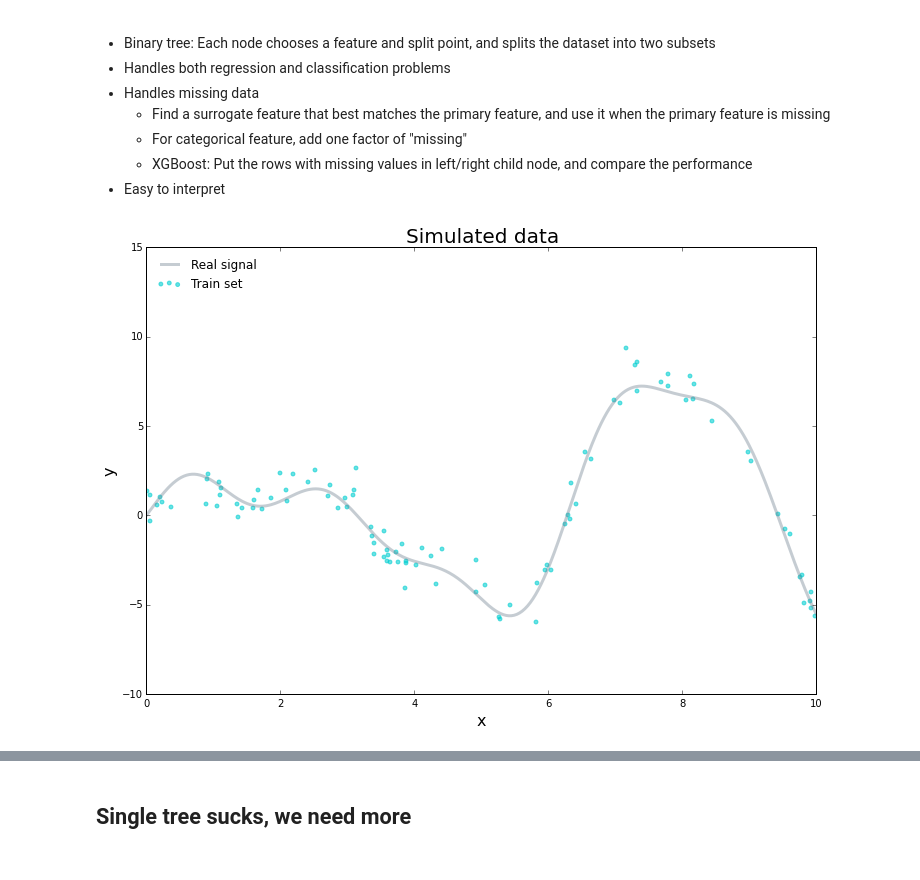
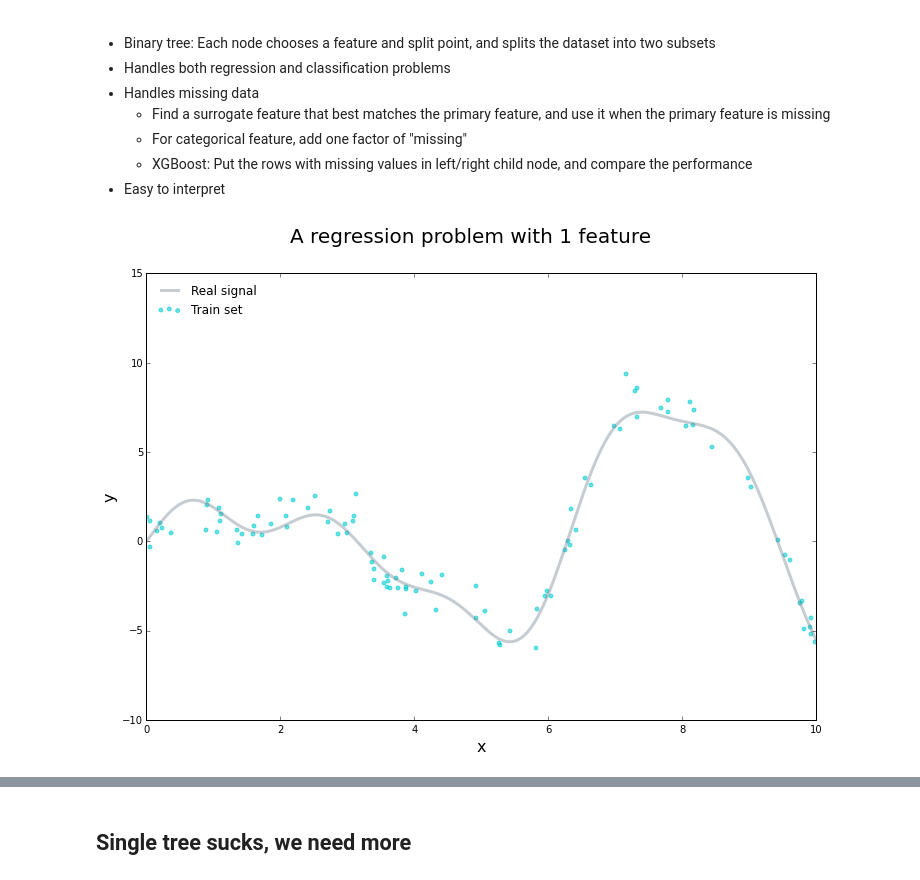
Before and after one commit to zengxiaohanzxh/ipython-tutorials, a Jupyter notebook: decision-tree-ensemble/Trees and Ensembles.ipynb, the cells around one changed output, grey strips where cells are left out. Drawn from its saved outputs; the diff is of its cells as text; code cells hidden in the pictures.

```diff
--- a/decision-tree-ensemble/Trees and Ensembles.ipynb
+++ b/decision-tree-ensemble/Trees and Ensembles.ipynb
@@ -50,36 +50,36 @@ def gen_data(n_samples=200):
     np.random.seed(100)
     x = np.random.uniform(0, 10, size=n_samples)
     x.sort()
     y = ground_truth(x) + 0.75 * np.random.normal(size=n_samples)
     train_mask = np.random.randint(0, 2, size=n_samples).astype(np.bool)
     x_train, y_train = x[train_mask, np.newaxis], y[train_mask]
     x_test, y_test = x[~train_mask, np.newaxis], y[~train_mask]
     return x_train, x_test, y_train, y_test
 
 
 X_train, X_test, y_train, y_test = gen_data(200)
 
 # plot ground truth
 x_plot = np.linspace(0, 10, 500)
 
 def plot_data(title='', figsize=(12, 8)):
     fig = plt.figure(figsize=figsize)
     gt = plt.plot(x_plot, ground_truth(x_plot), label='Real signal',
                   alpha=0.4, linewidth=3, color=c_grey)
 
     # plot training and testing data
     plt.scatter(X_train, y_train, s=15, alpha=0.6, color=c_turquoise, label='Train set')
 #     plt.scatter(X_test, y_test, s=15, alpha=0.6, color=c_orange_red, label='Test set')
     plt.xlim((0, 10))
     plt.ylabel('y', fontsize=16)
     plt.xlabel('x', fontsize=16)
-    plt.title(title, fontsize=20)
+    plt.suptitle(title, fontsize=20)
 
     plt.legend(loc='upper left', frameon=False)
 
-plot_data(title='Simulated data', figsize=(12, 8))
+plot_data(title='A regression problem with 1 feature', figsize=(12, 8))
 # %% [output]
-[figure, old version]
+[figure, new version]
 # %%
 from sklearn import tree
 from sklearn.externals.six import StringIO
```
Also changed, not shown: parts of 18 cells of this notebook.
